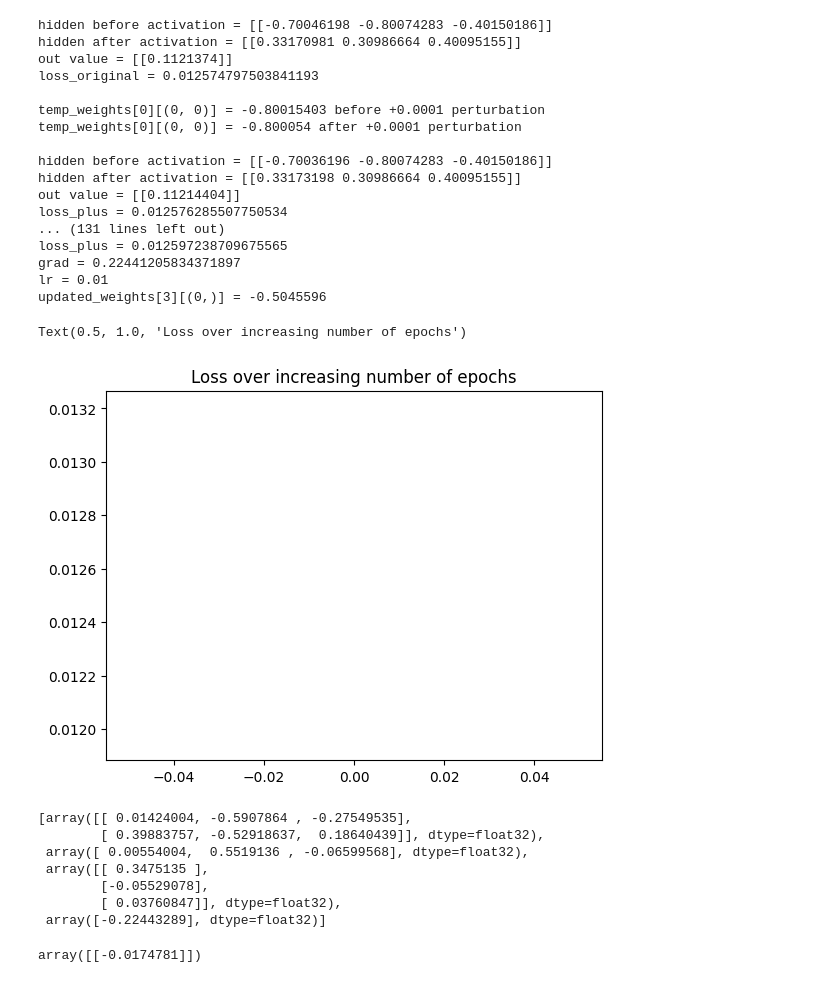
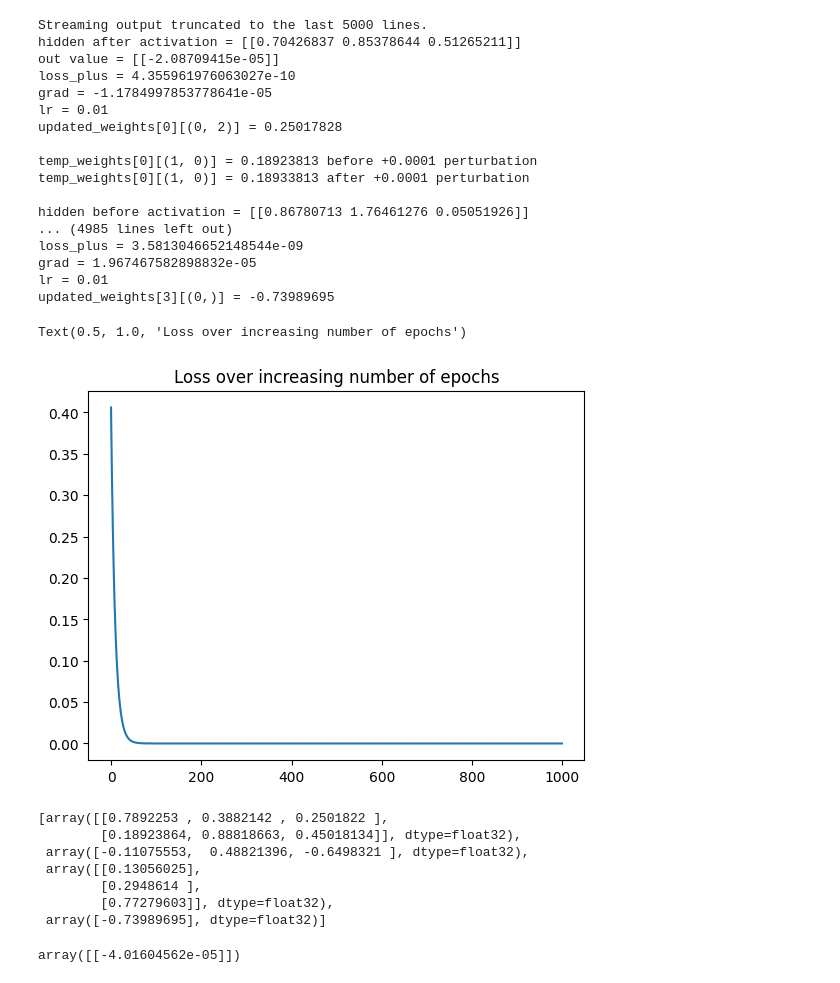
Before and after one commit to stefcian/Modern-Computer-Vision-with-PyTorch-2E, a Jupyter notebook: Chapter01/Back_propagation.ipynb, the cells around one changed output. Drawn from its saved outputs; the diff is of its cells as text; code cells hidden in the pictures.

```diff
--- a/Chapter01/Back_propagation.ipynb
+++ b/Chapter01/Back_propagation.ipynb
@@ -50,41 +50,41 @@ W = [
 ]
 # %%
 losses = []
-for epoch in range(1):
+for epoch in range(1000):
     W, loss = update_weights(x,y,W,0.01)
     losses.append(loss)
 plt.plot(losses)
 plt.title('Loss over increasing number of epochs')
 # %% [output]
-hidden before activation = [[-0.70046198 -0.80074283 -0.40150186]]
-hidden after activation = [[0.33170981 0.30986664 0.40095155]]
-out value = [[0.1121374]]
-loss_original = 0.012574797503841193
+Streaming output truncated to the last 5000 lines.
+hidden after activation = [[0.70426837 0.85378644 0.51265211]]
+out value = [[-2.08709415e-05]]
+loss_plus = 4.355961976063027e-10
+grad = -1.1784997853778641e-05
+lr = 0.01
+updated_weights[0][(0, 2)] = 0.25017828
 
-temp_weights[0][(0, 0)] = -0.80015403 before +0.0001 perturbation
-temp_weights[0][(0, 0)] = -0.800054 after +0.0001 perturbation
+temp_weights[0][(1, 0)] = 0.18923813 before +0.0001 perturbation
+temp_weights[0][(1, 0)] = 0.18933813 after +0.0001 perturbation
 
-hidden before activation = [[-0.70036196 -0.80074283 -0.40150186]]
-hidden after activation = [[0.33173198 0.30986664 0.40095155]]
-out value = [[0.11214404]]
-loss_plus = 0.012576285507750534
-... (131 lines left out)
-loss_plus = 0.012597238709675565
-grad = 0.22441205834371897
+hidden before activation = [[0.86780713 1.76461276 0.05051926]]
+... (4985 lines left out)
+loss_plus = 3.5813046652148544e-09
+grad = 1.967467582898832e-05
 lr = 0.01
-updated_weights[3][(0,)] = -0.5045596
+updated_weights[3][(0,)] = -0.73989695
 Text(0.5, 1.0, 'Loss over increasing number of epochs')
-[figure, old version]
+[figure, new version]
 # %%
 W
 # %% [output]
-[array([[ 0.01424004, -0.5907864 , -0.27549535],
-        [ 0.39883757, -0.52918637,  0.18640439]], dtype=float32),
- array([ 0.00554004,  0.5519136 , -0.06599568], dtype=float32),
- array([[ 0.3475135 ],
-        [-0.05529078],
-        [ 0.03760847]], dtype=float32),
- array([-0.22443289], dtype=float32)]
+[array([[0.7892253 , 0.3882142 , 0.2501822 ],
+        [0.18923864, 0.88818663, 0.45018134]], dtype=float32),
+ array([-0.11075553,  0.48821396, -0.6498321 ], dtype=float32),
+ array([[0.13056025],
+        [0.2948614 ],
+        [0.77279603]], dtype=float32),
+ array([-0.73989695], dtype=float32)]
 # %%
 pre_hidden = np.dot(x,W[0]) + W[1]
 hidden = 1/(1+np.exp(-pre_hidden))
@@ -92,4 +92,4 @@ out = np.dot(hidden, W[2]) + W[3]
 # %%
 out
 # %% [output]
-array([[-0.0174781]])
+array([[-4.01604562e-05]])
```
